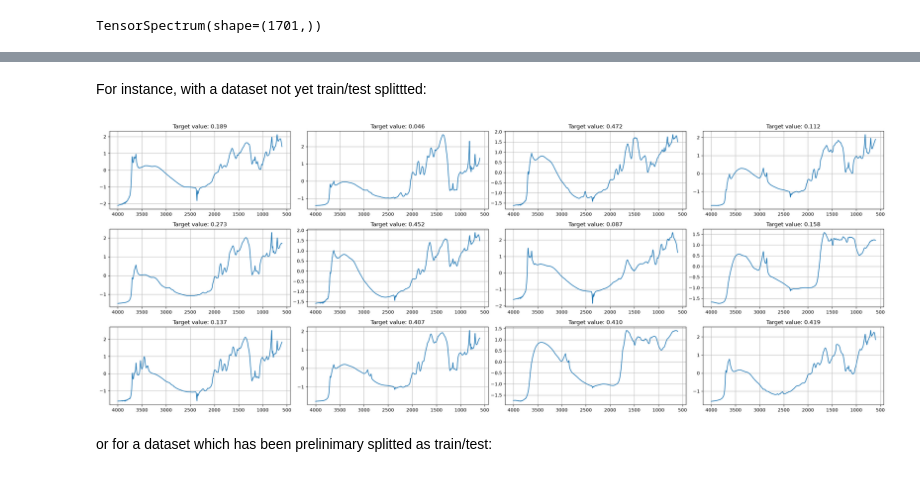
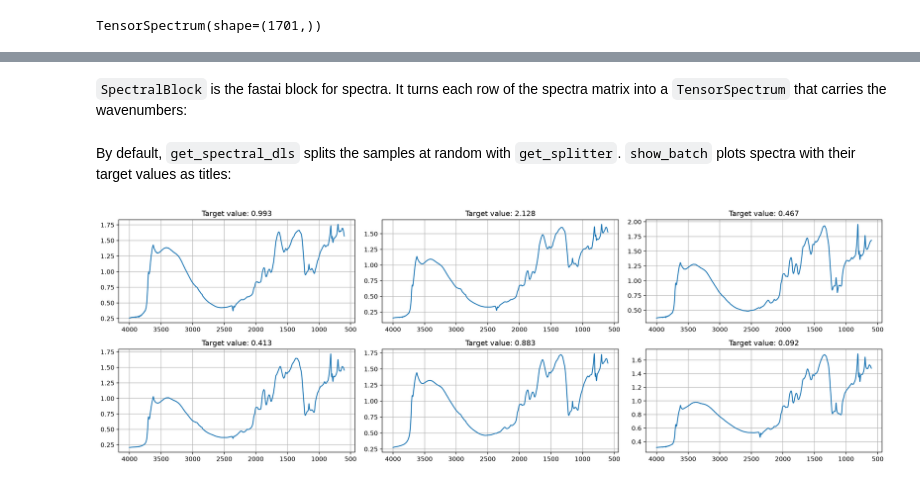
Before and after one commit to franckalbinet/soilspecdl, a Jupyter notebook: nbs/01_dataloader.ipynb, the cells around one changed output, grey strips where cells are left out. Saved outputs shown, nothing was run; the diff lists cells and outputs as text; code cells hidden in the pictures.

```diff
--- a/nbs/01_dataloader.ipynb
+++ b/nbs/01_dataloader.ipynb
@@ -160,0 +105,4 @@ test_idx[:5], len(train_idx), len(valid_idx), len(test_idx)
+# %%
+train_idx, valid_idx, test_idx = get_pre_splitter(n_train=80)(np.zeros((100, 5)), np.zeros(100))
+test_eq(test_idx, np.arange(80, 100))
+len(train_idx), len(valid_idx), len(test_idx)
@@ -176,15 +115,14 @@ SpectralTarget(2.345678)
 # %%
 #| export
 class TensorSpectrum(TensorBase):
-    wns = None  # set after loading data: TensorSpectrum.wns = wns
-
+    "Spectra tensor that plots each spectrum against its wavenumbers in `wns`"
     def show(self, ctx=None, title=None, figsize=None, **kwargs):
         if ctx is None: _, ctx = plt.subplots(figsize=figsize)
-        ctx.plot(self.__class__.wns, self.squeeze().cpu(), **kwargs)
+        wns = getattr(self, 'wns', None)
+        ctx.plot(range(self.shape[-1]) if wns is None else wns, self.squeeze().cpu(), **kwargs)
         ctx.invert_xaxis()
         ctx.grid(True)
         if title is not None: ctx.set_title(f"Target value: {float(title):.3f}")
         return ctx
-
     def __repr__(self): return f"TensorSpectrum(shape={tuple(self.shape)})"
 # %%
@@ -216,7 +166,12 @@ def show_batch(
     for ax in axs[n:]: ax.axis('off')
     plt.tight_layout()
+# %% [markdown]
+`SpectralBlock` is the fastai block for spectra. It turns each row of the spectra matrix into a `TensorSpectrum` that carries the wavenumbers:
 # %%
 #| export
-def SpectralBlock():
-    def _to_tensor(x:np.ndarray): return TensorSpectrum(torch.tensor(x, dtype=torch.float32).unsqueeze(0))
+def SpectralBlock(
+    wns, # Wavenumbers, attached to each spectrum as `wns`
+):
+    "Block turning each spectrum array into a `TensorSpectrum` carrying `wns`"
+    def _to_tensor(x:np.ndarray): return TensorSpectrum(torch.tensor(x, dtype=torch.float32).unsqueeze(0), wns=wns)
     return TransformBlock(type_tfms=_to_tensor)
@@ -228,35 +178,30 @@ def RegressionFloatBlock():
 # %%
 #| export
 def get_spectral_dls(
-    X,            # Spectral data matrix
-    y,            # Target values
-    wns,          # Wavenumbers
+    X, # Spectral data matrix
+    y, # Target values
+    wns, # Wavenumbers
     splitter=None, # Function returning train/valid/test idxs
-    bs=32,          # Batch size
+    bs=32, # Batch size
     batch_tfms=None, # Batch transforms, e.g. [StandardizeSpectrum()]
-)->tuple:         # (DataLoaders, test_indices) for training/validation/testing
-    "Create DataLoaders for spectral data with train/valid/test split"
+)->tuple: # (DataLoaders with the grid in `dls.wns`, test set indices)
+    "Create DataLoaders for spectra, with train, validation and test sets"
+    wns = np.asarray(wns)
+    if len(wns) != X.shape[-1]: raise ValueError(f"`wns` has {len(wns)} values but `X` has {X.shape[-1]} columns")
     if splitter is None: splitter = get_splitter()
-    TensorSpectrum.wns = wns
     train_idx, valid_idx, test_idx = splitter(X, y)
     items = list(range(len(X)))
     def _ds_splitter(o): return list(train_idx), list(valid_idx)
     def _get_x(i:int): return X[i]
     def _get_y(i:int): return y[i]
-    dblock = DataBlock(blocks=(SpectralBlock(), RegressionBlock()), splitter=_ds_splitter, get_x=_get_x, get_y=_get_y, batch_tfms=batch_tfms)
-    return dblock.dataloaders(items, bs=bs), test_idx
+    dblock = DataBlock(blocks=(SpectralBlock(wns), RegressionBlock()), splitter=_ds_splitter, get_x=_get_x, get_y=_get_y, batch_tfms=batch_tfms)
+    dls = dblock.dataloaders(items, bs=bs)
+    dls.wns = wns
+    return dls, test_idx
 # %% [markdown]
-For instance, with a dataset not yet train/test splittted:
+By default, `get_spectral_dls` splits the samples at random with `get_splitter`. `show_batch` plots spectra with their target values as titles:
 # %%
-#| eval: false
 dls, test_idx = get_spectral_dls(X, y, wns)
-
-# or with KS:
-# dls, test_idx = get_spectral_dls(X, y, wns, splitter=get_ks_splitter())
+dls.show_batch(max_n=6, ncols=3)
+# %% [output]
+[figure, added]
-# %%
-#| eval: false
-dls.show_batch(max_n=12, ncols=4)
-# %% [output]
-[figure, removed]
-# %% [markdown]
-or for a dataset which has been prelinimary splitted as train/test:
```
Also changed, not shown: parts of 40 cells of this notebook, 47 other files.
